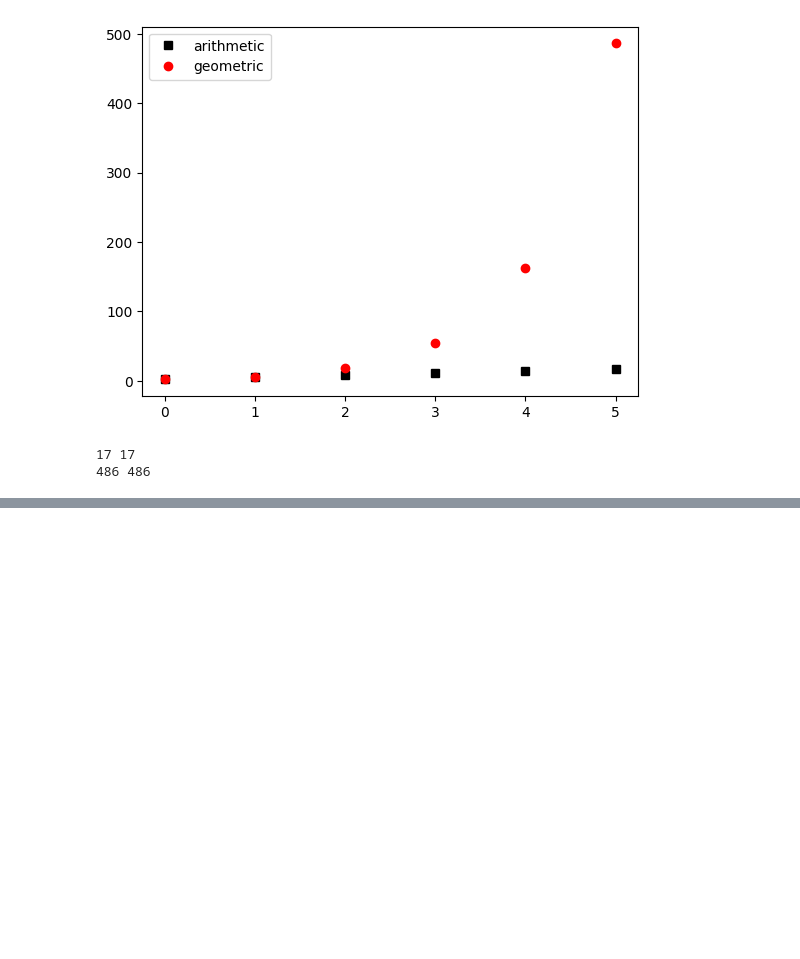
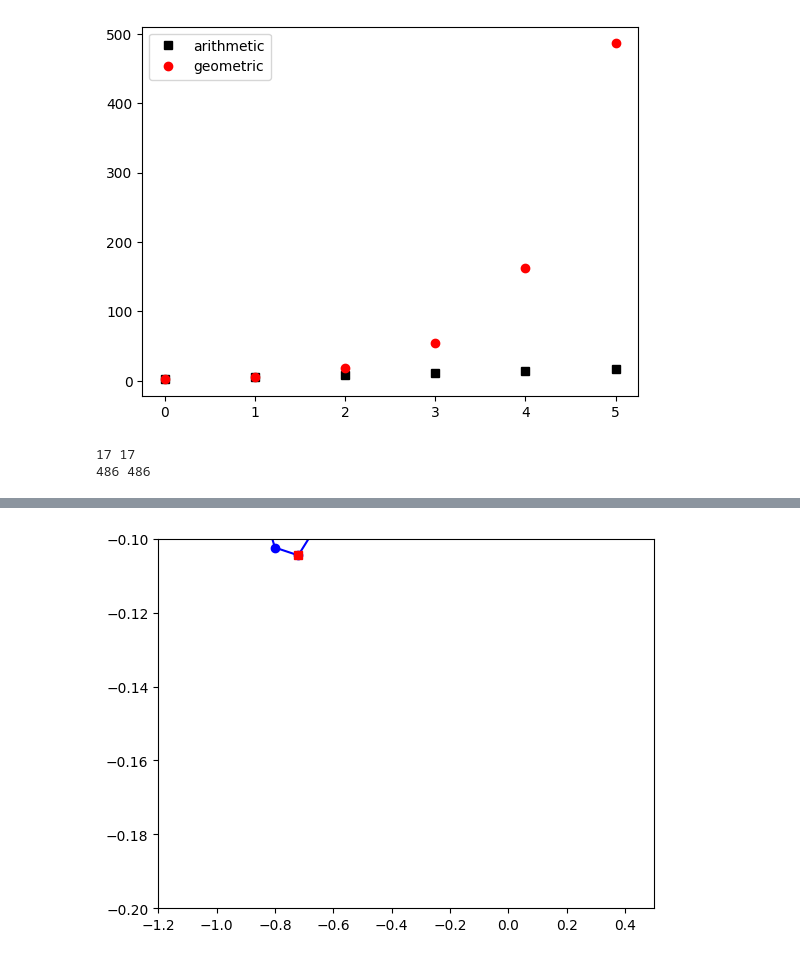
Before and after one commit to yaowenqiang/master_math_by_coding_in_python, a Jupyter notebook: differences.ipynb, the cells around one changed output, grey strips where cells are left out. Drawn from its saved outputs; the diff is of its cells as text; code cells hidden in the pictures; blank space fills up the shorter version.

```diff
--- a/differences.ipynb
+++ b/differences.ipynb
@@ -447,0 +536,14 @@ print(geo_direct, geoseq[nth-1])
+# %%
+x = np.linspace(-2,2,51)
+fx = x**3 + x**4
+
+f_min_idx = np.argmin(fx)
+plt.plot(x,fx, 'bo-')
+plt.plot(x[f_min_idx],fx[f_min_idx],'rs')
+
+plt.xlim([-1.2,.5])
+plt.ylim([-.2,-.1])
+
+plt.show()
+# %% [output]
+[figure, added]
```
Also changed, not shown: parts of 19 cells of this notebook, 1 other file.
